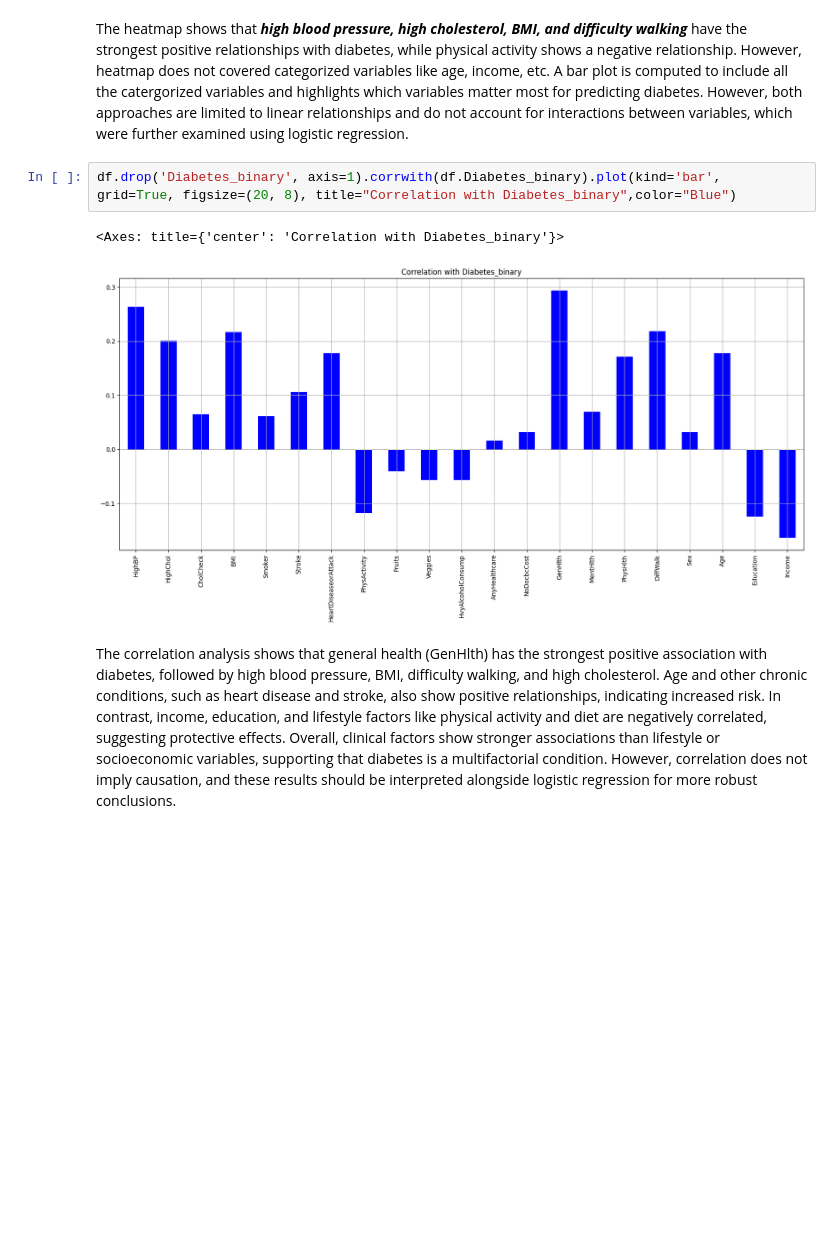
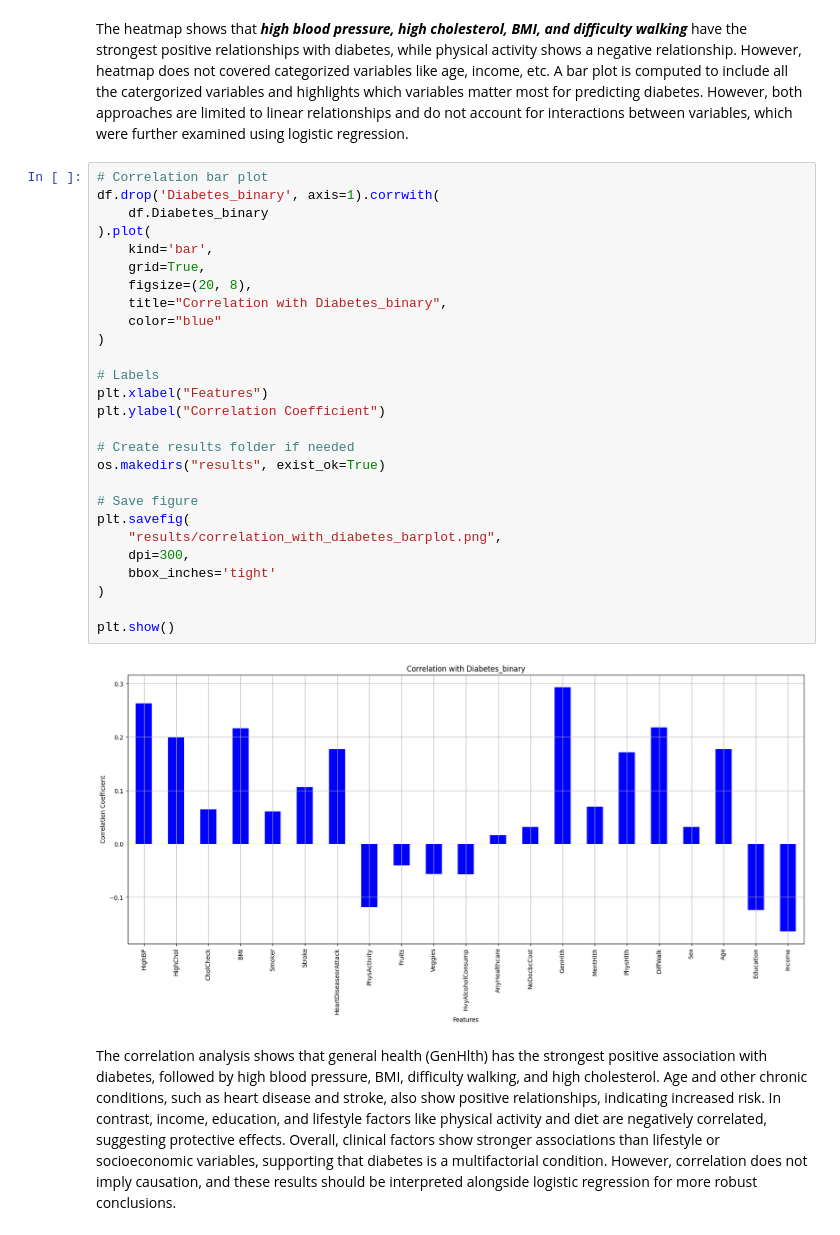
Before and after one commit to dtn2/BIFX546_diabetes-indicators, a Jupyter notebook: notebooks/EDA_diabetes_indicators.ipynb, the cells around one changed output. Drawn from its saved outputs; the diff is of its cells as text; blank space fills up the shorter version.

```diff
--- a/notebooks/EDA_diabetes_indicators.ipynb
+++ b/notebooks/EDA_diabetes_indicators.ipynb
@@ -301,10 +315,34 @@ plt.show()
 The heatmap shows that ***high blood pressure, high cholesterol, BMI, and difficulty walking*** have the strongest positive relationships with diabetes, while physical activity shows a negative relationship. However, heatmap does not covered categorized variables like age, income, etc. A bar plot is computed to include all the catergorized variables and highlights which variables matter most for predicting diabetes.
 However, both approaches are limited to linear relationships and do not account for interactions between variables, which were further examined using logistic regression.
 # %%
-df.drop('Diabetes_binary', axis=1).corrwith(df.Diabetes_binary).plot(kind='bar', grid=True, figsize=(20, 8), title="Correlation with Diabetes_binary",color="Blue")
+# Correlation bar plot
+df.drop('Diabetes_binary', axis=1).corrwith(
+    df.Diabetes_binary
+).plot(
+    kind='bar',
+    grid=True,
+    figsize=(20, 8),
+    title="Correlation with Diabetes_binary",
+    color="blue"
+)
+
+# Labels
+plt.xlabel("Features")
+plt.ylabel("Correlation Coefficient")
+
+# Create results folder if needed
+os.makedirs("results", exist_ok=True)
+
+# Save figure
+plt.savefig(
+    "results/correlation_with_diabetes_barplot.png",
+    dpi=300,
+    bbox_inches='tight'
+)
+
+plt.show()
 # %% [output]
-<Axes: title={'center': 'Correlation with Diabetes_binary'}>
-[figure, old version]
+[figure, new version]
 # %% [markdown]
 The correlation analysis shows that general health (GenHlth) has the strongest positive association with diabetes, followed by high blood pressure, BMI, difficulty walking, and high cholesterol. Age and other chronic conditions, such as heart disease and stroke, also show positive relationships, indicating increased risk. In contrast, income, education, and lifestyle factors like physical activity and diet are negatively correlated, suggesting protective effects. Overall, clinical factors show stronger associations than lifestyle or socioeconomic variables, supporting that diabetes is a multifactorial condition. However, correlation does not imply causation, and these results should be interpreted alongside logistic regression for more robust conclusions.
 # %% [markdown]
```
Also changed, not shown: parts of 10 cells of this notebook.
